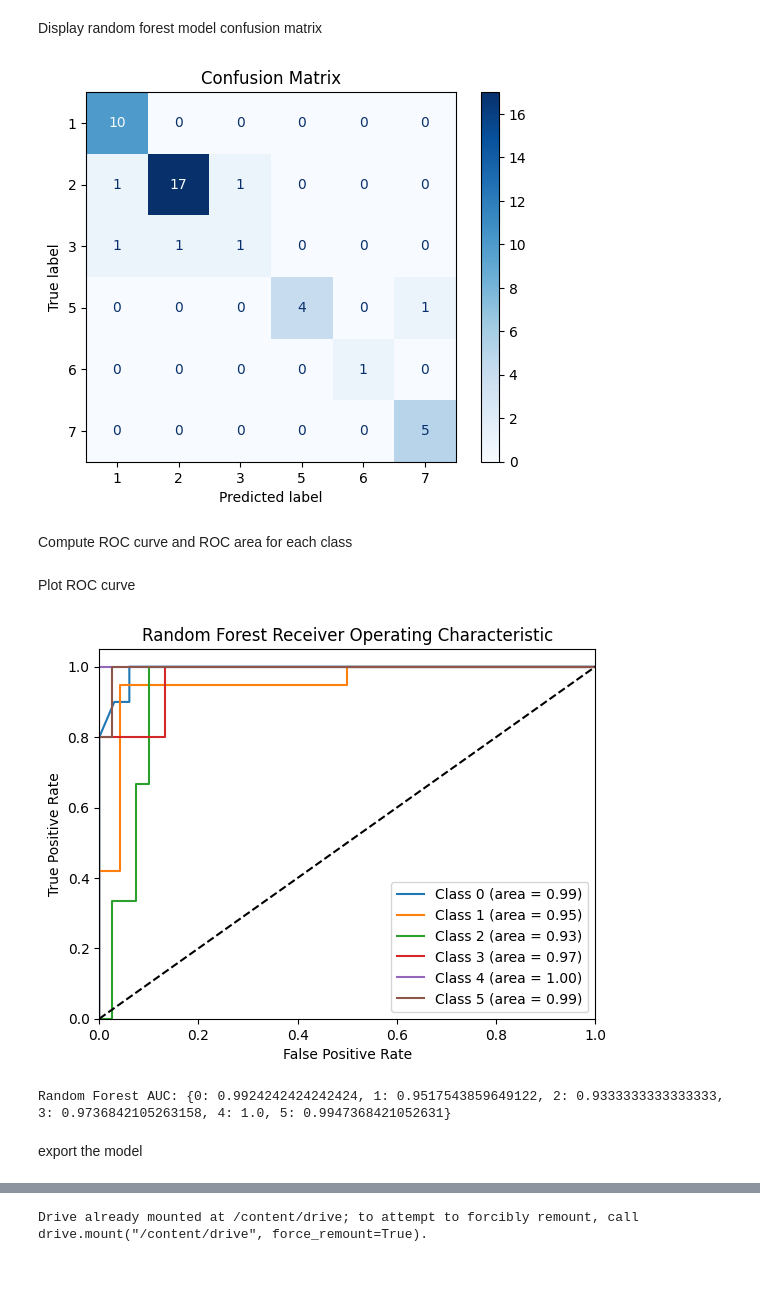
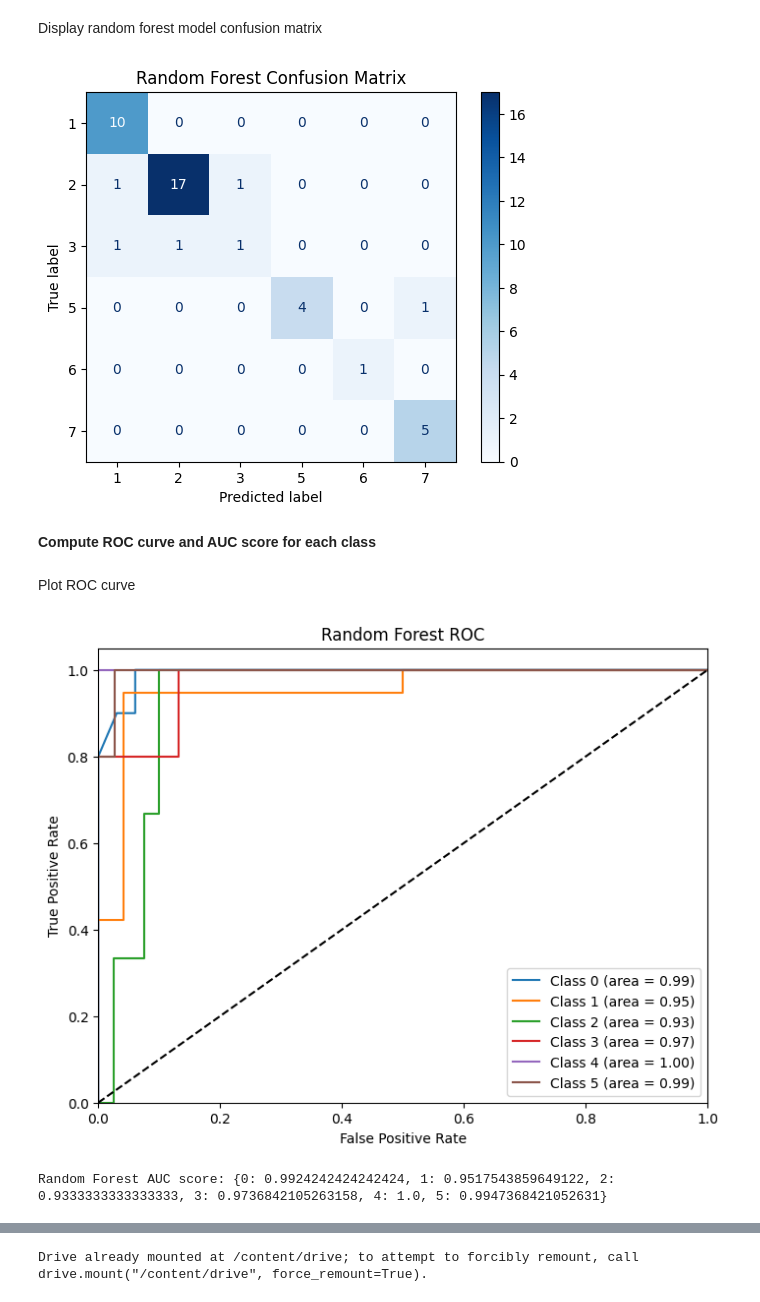
Before and after one commit to Amboyandrey/LE2_Amboy_NA, a Jupyter notebook: Final_Lab_Exam_Classifications.ipynb, the cells around one changed output, grey strips where cells are left out. Drawn from its saved outputs; the diff is of its cells as text; code cells hidden in the pictures; blank space fills up the shorter version.

```diff
--- a/Final_Lab_Exam_Classifications.ipynb
+++ b/Final_Lab_Exam_Classifications.ipynb
@@ -199,0 +237,9 @@ n_classes = y_train_bin.shape[1]
+# %%
+from sklearn.metrics import roc_auc_score, roc_curve
+
+fpr_dt = dict()
+tpr_dt = dict()
+roc_auc_dt = dict()
+for i in range(n_classes):
+    fpr_dt[i], tpr_dt[i], _ = roc_curve(y_test_bin[:, i], y_score_dt[:, i])
+    roc_auc_dt[i] = roc_auc_score(y_test_bin[:, i], y_score_dt[:, i])
@@ -199,0 +248,14 @@ n_classes = y_train_bin.shape[1]
+# %%
+plt.figure(figsize=(8, 6))
+for i in range(n_classes):
+    plt.plot(fpr_dt[i], tpr_dt[i], label=f'Class {i} (area = {roc_auc_dt[i]:.2f})')
+plt.plot([0, 1], [0, 1], 'k--')
+plt.xlim([0.0, 1.0])
+plt.ylim([0.0, 1.05])
+plt.xlabel('False Positive Rate')
+plt.ylabel('True Positive Rate')
+plt.title('Random Forest ROC')
+plt.legend(loc="lower right")
+plt.show()
+
+print(f'Decision Tree AUC score: {roc_auc_dt}')
@@ -203,8 +268,8 @@ Initialized random forest model
 from sklearn.ensemble import RandomForestClassifier
 from sklearn.metrics import accuracy_score
 
-model = RandomForestClassifier(n_estimators=100, random_state=41)
-model.fit(X_train, y_train)
+random_forest_model = RandomForestClassifier(n_estimators=100, random_state=41)
+random_forest_model.fit(X_train, y_train)
 # %% [output]
 RandomForestClassifier(random_state=41)
 # %%
@@ -216,7 +281,7 @@ Random Forest Accuracy: 0.8837209302325582
 # %% [markdown]
 Predict probabilities for random forest
 # %%
-y_score_rf = model.predict_proba(X_test)
+y_score_rf = random_forest_model.predict_proba(X_test)
 # %% [markdown]
 Display random forest model confusion matrix
 # %%
@@ -226,12 +291,12 @@ cm = confusion_matrix(y_test, y_pred_rf, labels=[1, 2, 3, 5, 6, 7])
 disp = ConfusionMatrixDisplay(confusion_matrix=cm, display_labels=[1, 2, 3, 5, 6, 7])
 
 disp.plot(cmap=plt.cm.Blues)
-plt.title('Confusion Matrix')
+plt.title('Random Forest Confusion Matrix')
 plt.show()
 # %% [output]
-[figure, old version]
+[figure, new version]
 # %% [markdown]
-Compute ROC curve and ROC area for each class
+**Compute ROC curve and AUC score for each class**
 # %%
 from sklearn.metrics import roc_auc_score, roc_curve
 
@@ -244,21 +309,19 @@ for i in range(n_classes):
 # %% [markdown]
 Plot ROC curve
 # %%
-plt.figure()
+plt.figure(figsize=(8, 6))
 for i in range(n_classes):
     plt.plot(fpr_rf[i], tpr_rf[i], label=f'Class {i} (area = {roc_auc_rf[i]:.2f})')
 plt.plot([0, 1], [0, 1], 'k--')
 plt.xlim([0.0, 1.0])
 plt.ylim([0.0, 1.05])
 plt.xlabel('False Positive Rate')
 plt.ylabel('True Positive Rate')
-plt.title('Random Forest Receiver Operating Characteristic')
+plt.title('Random Forest ROC')
 plt.legend(loc="lower right")
 plt.show()
 
-print(f'Random Forest AUC: {roc_auc_rf}')
+print(f'Random Forest AUC score: {roc_auc_rf}')
 # %% [output]
-[figure, old version]
+[figure, new version]
-Random Forest AUC: {0: 0.9924242424242424, 1: 0.9517543859649122, 2: 0.9333333333333333, 3: 0.9736842105263158, 4: 1.0, 5: 0.9947368421052631}
+Random Forest AUC score: {0: 0.9924242424242424, 1: 0.9517543859649122, 2: 0.9333333333333333, 3: 0.9736842105263158, 4: 1.0, 5: 0.9947368421052631}
-# %% [markdown]
-export the model
```
Also changed, not shown: parts of 24 cells of this notebook.
